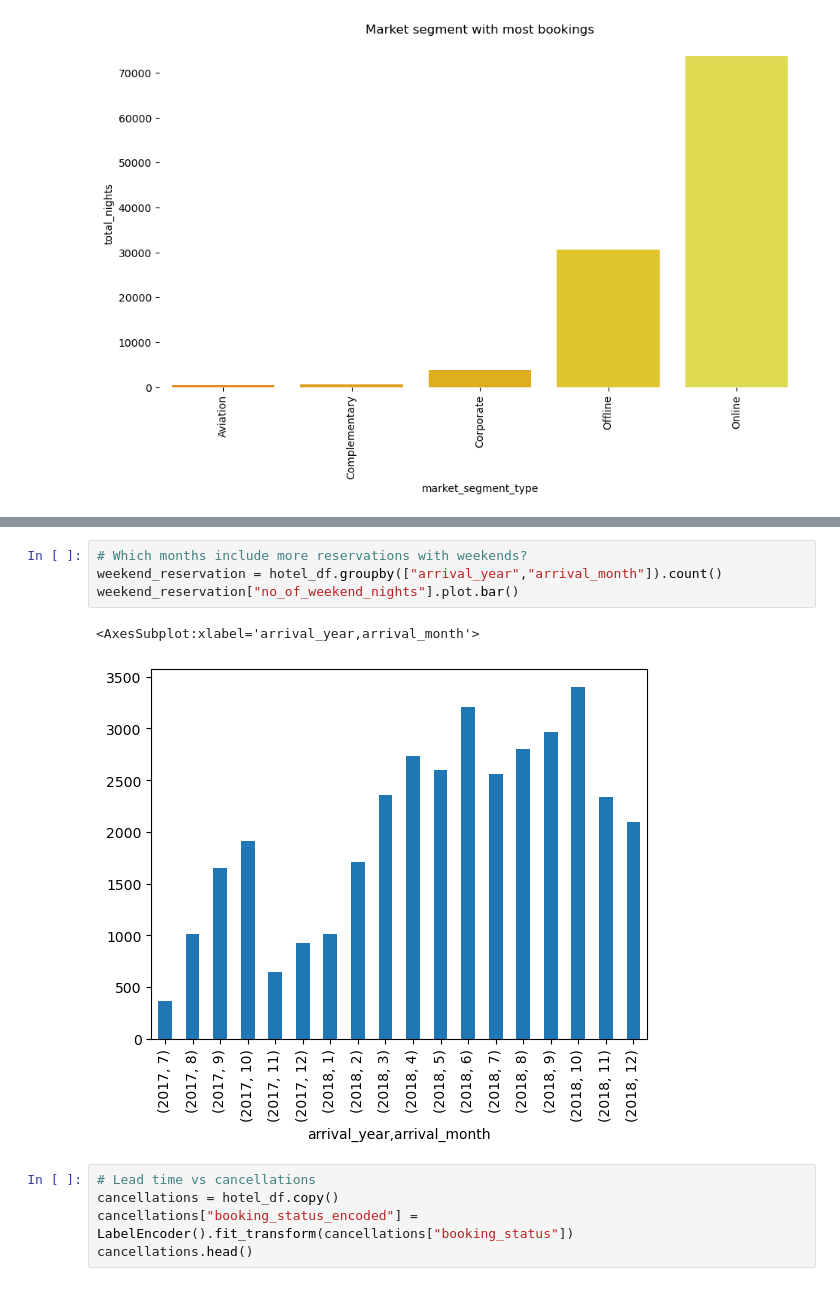
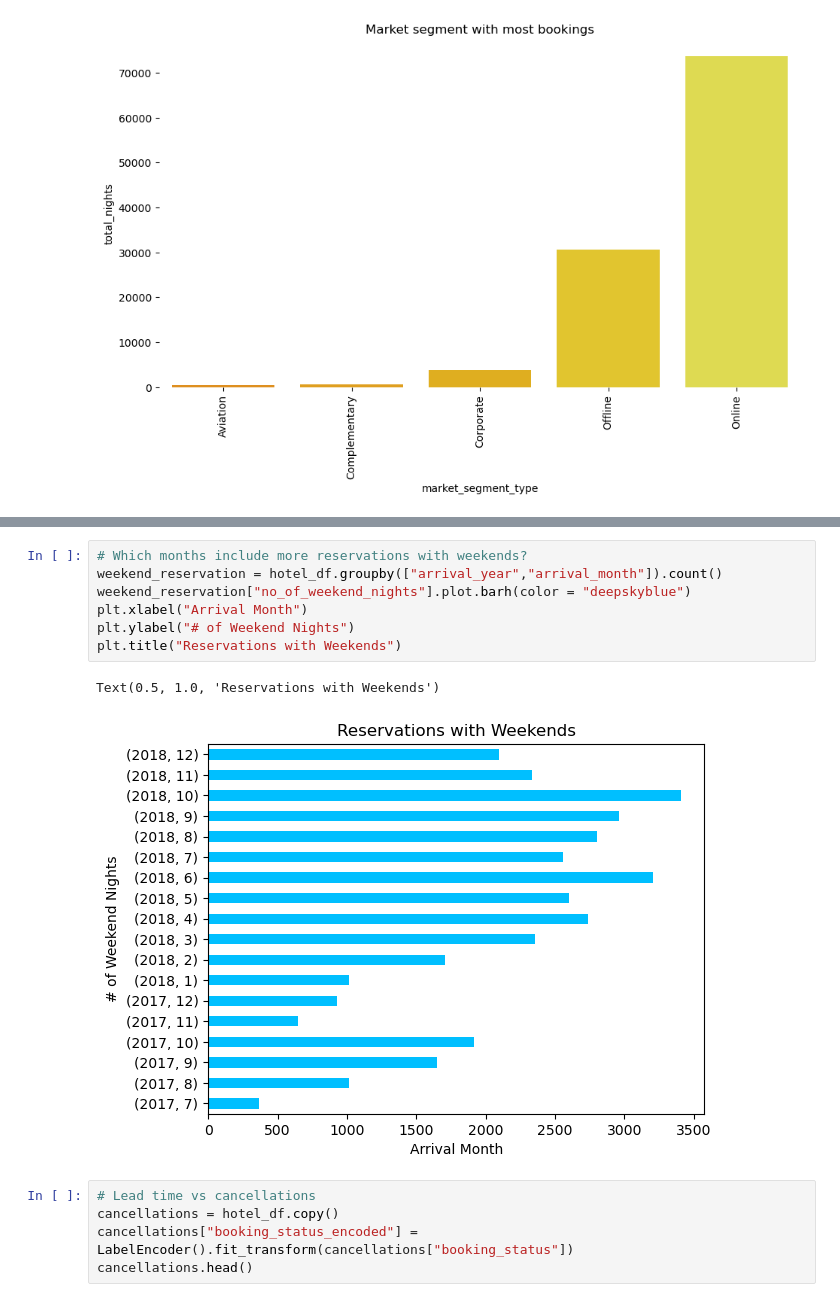
Before and after one commit to domivillacis/Hotel_reservations_analysis, a Jupyter notebook: Hotel_dataset.ipynb, the cells around one changed output, grey strips where cells are left out. Saved outputs shown, nothing was run; the diff lists cells and outputs as text.

```diff
--- a/Hotel_dataset.ipynb
+++ b/Hotel_dataset.ipynb
@@ -293,10 +296,13 @@ children_reservation["no_of_children"].plot.bar()
 # %%
 # Which months include more reservations with weekends?
 weekend_reservation = hotel_df.groupby(["arrival_year","arrival_month"]).count()
-weekend_reservation["no_of_weekend_nights"].plot.bar()
+weekend_reservation["no_of_weekend_nights"].plot.barh(color = "deepskyblue")
+plt.xlabel("Arrival Month")
+plt.ylabel("# of Weekend Nights")
+plt.title("Reservations with Weekends")
 # %% [output]
-<AxesSubplot:xlabel='arrival_year,arrival_month'>
+Text(0.5, 1.0, 'Reservations with Weekends')
-[figure, old version]
+[figure, new version]
 # %%
 # Lead time vs cancellations
 cancellations = hotel_df.copy()
```
Also changed, not shown: parts of 7 cells of this notebook.
